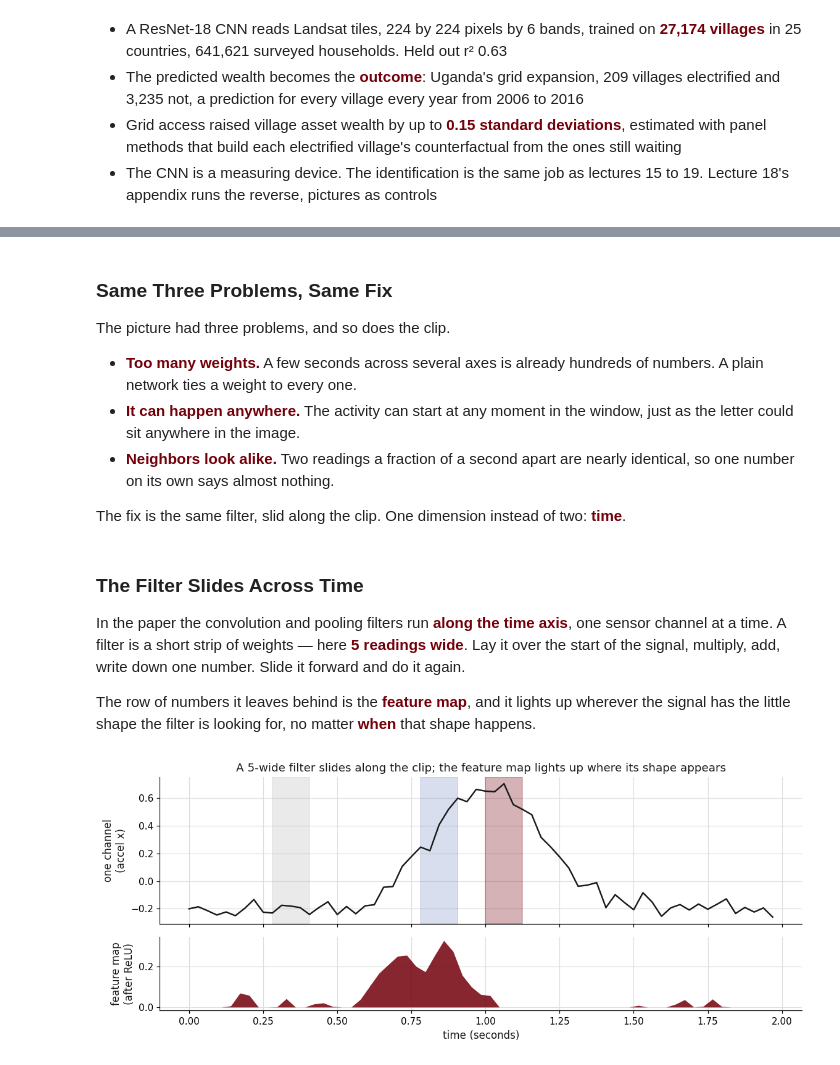
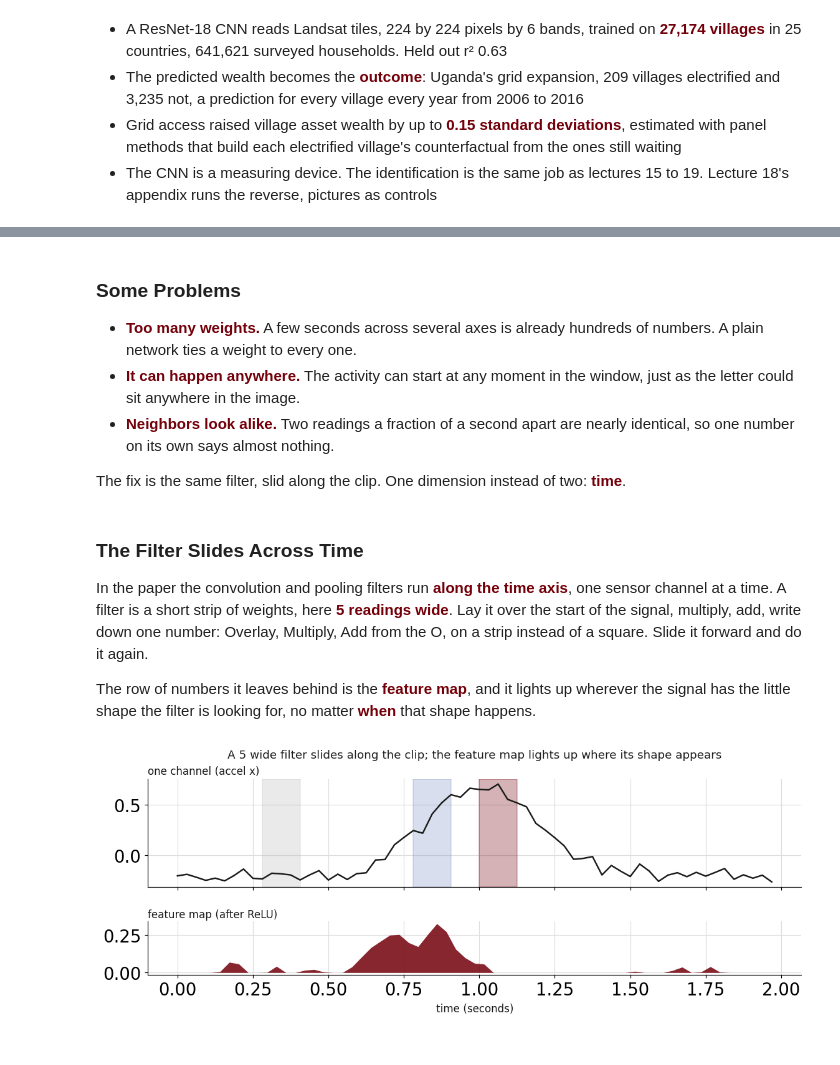
Before and after one commit to Applied-Econometric-Methods/ECON594-Causal-Machine-Learning, a Jupyter notebook: Lectures/13-Convolutional-Neural-Networks.ipynb, the cells around one changed output, grey strips where cells are left out. Cells and saved outputs as stored; diff of their text form; code cells hidden in the pictures.

```diff
--- a/Lectures/13-Convolutional-Neural-Networks.ipynb
+++ b/Lectures/13-Convolutional-Neural-Networks.ipynb
@@ -905,0 +946,3 @@ note(ax, 8.1, -6.3, "3 + 0 + 0 = %g, then the bias" % total, fs=12.5, ha="center
+# %%
+fig, ax = frame((13.8, 4.8), (-0.3, 26.6), (-8.15, 1.0))
+_ = color_pipeline(ax, RED_O, CFILTER, cell=0.5)
@@ -1100,0 +1351,17 @@ pass 5   held back digits read correctly: 91.2%
+# %%
+x = Xtr[k3:k3 + 1]
+steps = [("the picture", x, "1 picture, in_channels=1, 28 by 28")]
+with torch.no_grad():
+    x = digits.conv(x);  steps.append(("Conv2d", x, "out_channels=4 maps, 28 - kernel_size + 1 = 26"))
+    x = F.relu(x);       steps.append(("ReLU", x, "same shape, negatives set to 0"))
+    x = digits.pool(x);  steps.append(("MaxPool2d", x, "26 / stride 2 = 13"))
+    x = x.flatten(1);    steps.append(("flatten", x, "4 x 13 x 13 = 676 = in_features"))
+    x = digits.out(x);   steps.append(("Linear", x, "out_features=10, one per digit"))
+for name, t, why in steps:
+    print("%-12s %-20s %s" % (name, str(tuple(t.shape)), why))
+
+print()
+print("%-14s %-16s %8s" % ("parameter", "shape", "count"))
+for name, p in digits.named_parameters():
+    print("%-14s %-16s %8s" % (name, str(tuple(p.shape)), format(p.numel(), ",")))
+print("%-14s %-16s %8s" % ("total", "", format(sum(p.numel() for p in digits.parameters()), ",")))
@@ -1371,7 +1765,8 @@ fig.tight_layout()
 # %% [markdown]
-### Same Three Problems, Same Fix
+### Some Problems
 
-The picture had three problems, and so does the clip.
+
+
 
 - <b style="color:#73000A;">Too many weights.</b> A few seconds across several axes is already hundreds of numbers. A plain network ties a weight to every one.
 - <b style="color:#73000A;">It can happen anywhere.</b> The activity can start at any moment in the window, just as the letter could sit anywhere in the image.
@@ -1381,7 +1776,7 @@ The fix is the same filter, slid along the clip. One dimension instead of two: <
 # %% [markdown]
 ### The Filter Slides Across Time
 
-In the paper the convolution and pooling filters run <b style="color:#73000A;">along the time axis</b>, one sensor channel at a time. A filter is a short strip of weights — here <b style="color:#73000A;">5 readings wide</b>. Lay it over the start of the signal, multiply, add, write down one number. Slide it forward and do it again.
+In the paper the convolution and pooling filters run <b style="color:#73000A;">along the time axis</b>, one sensor channel at a time. A filter is a short strip of weights, here <b style="color:#73000A;">5 readings wide</b>. Lay it over the start of the signal, multiply, add, write down one number: Overlay, Multiply, Add from the O, on a strip instead of a square. Slide it forward and do it again.
 
 The row of numbers it leaves behind is the <b style="color:#73000A;">feature map</b>, and it lights up wherever the signal has the little shape the filter is looking for, no matter <b style="color:#73000A;">when</b> that shape happens.
 # %%
@@ -1393,35 +1788,35 @@ MADRID, INK, GRID = "#73000A", "#1A1A1A", "#DDDDDD"
 ch = SEG[:, 0].astype(float)          # one channel: accelerometer x
 ch = ch - ch.mean()
 fs = 32.0
 t = np.arange(len(ch)) / fs
 
 # a tiny 5-wide filter that responds to a rise-then-fall motion
 w = np.array([-1., -1., 0., 1., 1.]) / 2.0
 fmap = np.maximum(np.correlate(ch, w, mode="valid"), 0.0)   # slide + ReLU
 tm = (np.arange(len(fmap)) + len(w) / 2) / fs
 
 fig, (a1, a2) = plt.subplots(2, 1, figsize=(10.6, 4.4), dpi=110, sharex=True,
                              gridspec_kw={"height_ratios": [2, 1]})
 fig.patch.set_facecolor("white")
 for a in (a1, a2):
     a.set_facecolor("white")
     a.grid(True, color=GRID, lw=0.8); a.set_axisbelow(True)
     for sp in ("top", "right"):
         a.spines[sp].set_visible(False)
 
 a1.plot(t, ch, color=INK, lw=1.6, zorder=3)
 L = len(ch)
 for frac, col in [(0.15, "#BBBBBB"), (0.40, "#7F93C8"), (0.50, MADRID)]:
     p = int(frac * L)
     if p + 5 <= L:
         a1.axvspan(t[p], t[p + 4], color=col, alpha=0.30, zorder=1)
-a1.set_ylabel("one channel\n(accel x)", fontsize=11, color=INK)
-a1.set_title("A 5-wide filter slides along the clip; the feature map lights up where its shape appears",
-             fontsize=12, color=INK)
+a1.text(0, 1.02, "one channel (accel x)", transform=a1.transAxes, ha="left", va="bottom", fontsize=11, color=INK)
+a1.set_title("A 5 wide filter slides along the clip; the feature map lights up where its shape appears",
+             fontsize=12, color=INK, pad=22)
 
 a2.fill_between(tm, fmap, color=MADRID, alpha=0.85, lw=0)
-a2.set_ylabel("feature map\n(after ReLU)", fontsize=11, color=INK)
+a2.text(0, 1.02, "feature map (after ReLU)", transform=a2.transAxes, ha="left", va="bottom", fontsize=11, color=INK)
 a2.set_xlabel("time (seconds)", fontsize=11, color=INK)
 fig.tight_layout()
 # %% [output]
-[figure, old version]
+[figure, new version]
```
Also changed, not shown: parts of 53 cells of this notebook.
